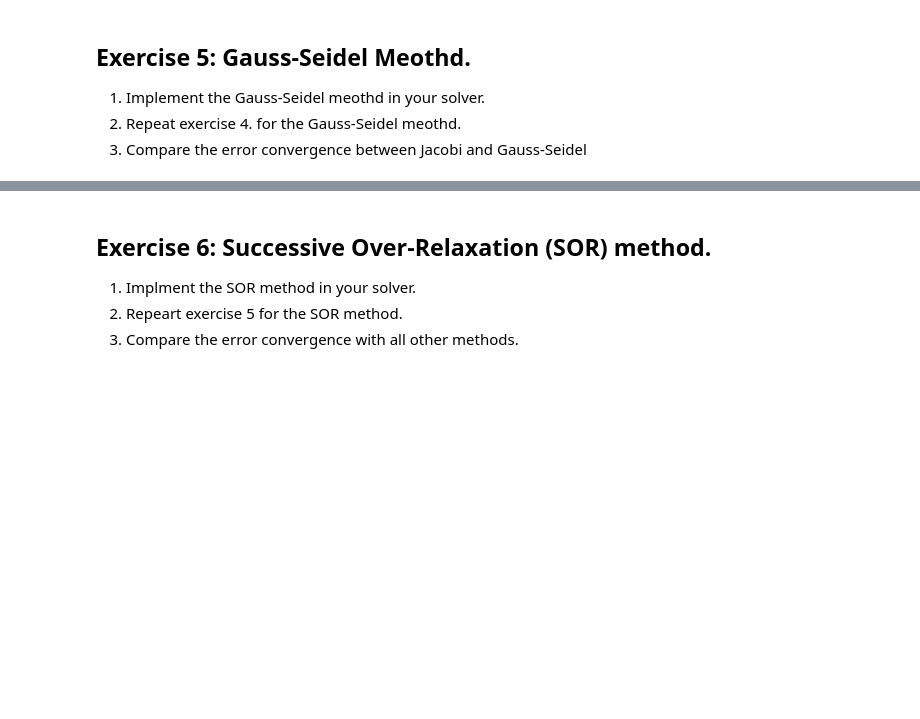
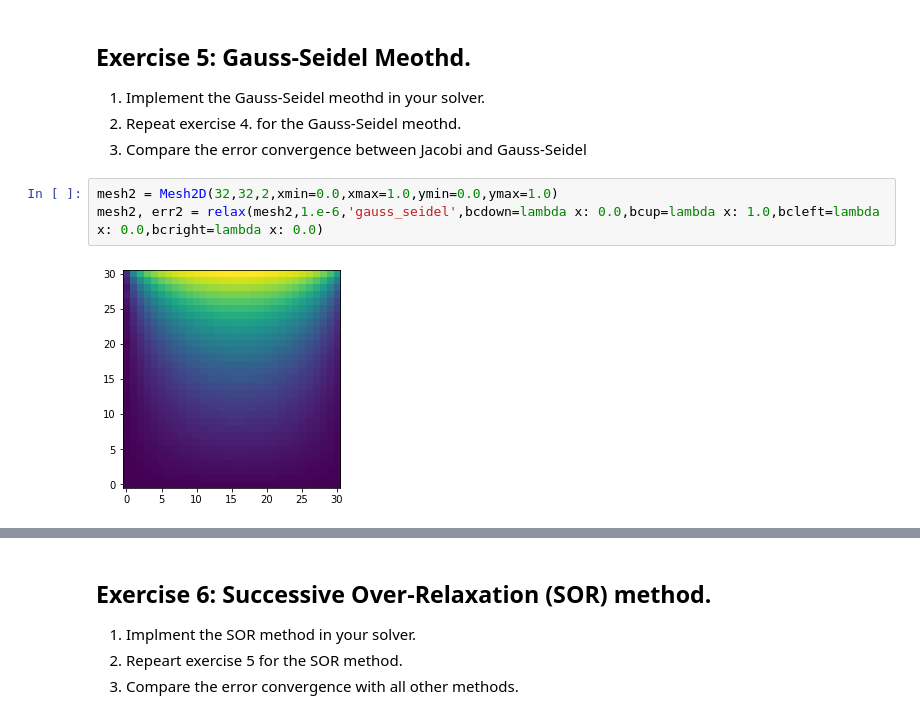
Before and after one commit to Jim137/ComputationalPhysicsLab, a Jupyter notebook: Lab3/2_iteractive_methods.ipynb, the cells around one changed output, grey strips where cells are left out. Cells and saved outputs as stored; diff of their text form; blank space fills up the shorter version.

```diff
--- a/Lab3/2_iteractive_methods.ipynb
+++ b/Lab3/2_iteractive_methods.ipynb
@@ -32,3 +48,8 @@ To see how it converge, we could make a of Error vs. Iteration times to see how
 1. Implement the Gauss-Seidel meothd in your solver.
 2. Repeat exercise 4. for the Gauss-Seidel meothd.
 3. Compare the error convergence between Jacobi and Gauss-Seidel
+# %%
+mesh2 = Mesh2D(32,32,2,xmin=0.0,xmax=1.0,ymin=0.0,ymax=1.0)
+mesh2, err2 = relax(mesh2,1.e-6,'gauss_seidel',bcdown=lambda x: 0.0,bcup=lambda x: 1.0,bcleft=lambda x: 0.0,bcright=lambda x: 0.0)
+# %% [output]
+[figure, added]
```
Also changed, not shown: parts of 8 cells of this notebook, 3 other files.
